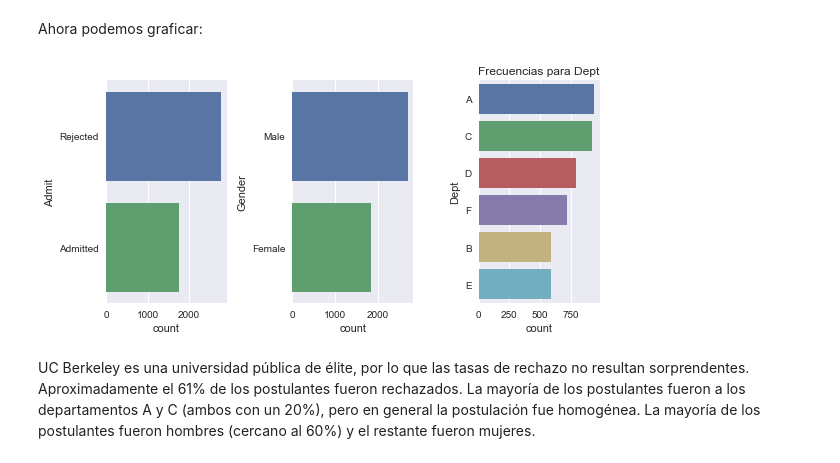
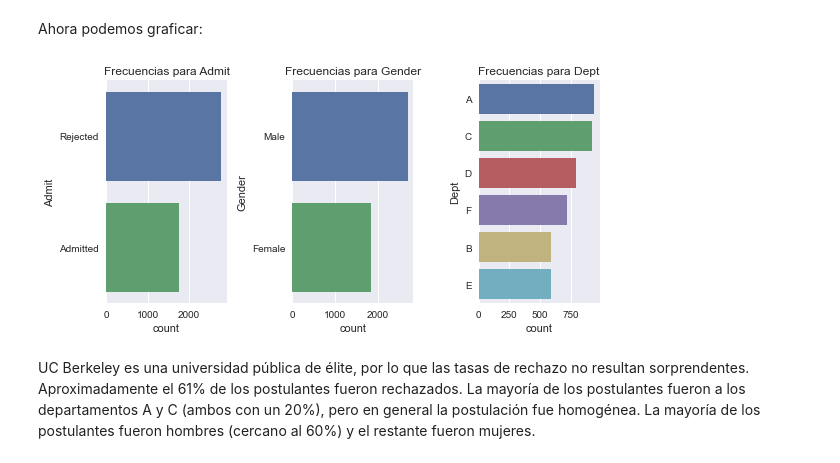
Before and after one commit to Denniels/Machine_Learning, a Jupyter notebook: UC-Berkeley.ipynb, the cells around one changed output. Drawn from its saved outputs; the diff is of its cells as text; code cells hidden in the pictures.

```diff
--- a/UC-Berkeley.ipynb
+++ b/UC-Berkeley.ipynb
@@ -62,20 +77,19 @@ Ahora podemos graficar:
 # %%
 # definimos un canvas con tamaños fijos para mejorar la presentación
 plt.figure(figsize=(8, 4))
 # para cada elemento de nuestra columna, devuelve un número (n) y el elemento (i)
 for n, i in enumerate(['Admit', 'Gender', 'Dept']):
     # generamos tres subplots en una fila
+    # generamos un contador de frecuencia con seaborn
+    # ordenamos las frecuencias de mayor a menor
     plt.subplot(1, 3, n + 1)
-    # generamos un contador de frecuencia con seaborn
-    sns.countplot(y= df_deagg[i],
-    # ordenamos las frecuencias de mayor a menor
-    order = df_deagg[i].value_counts().index)
-# agregamos el título
-plt.title('Frecuencias para {}'.format(i))
-# mejoramos los márgenes
-plt.tight_layout()
+    sns.countplot(y= df_deagg[i], order = df_deagg[i].value_counts().index)
+    # agregamos el título
+    plt.title('Frecuencias para {}'.format(i))
+    # mejoramos los márgenes
+    plt.tight_layout()
 # %% [output]
-[figure, old version]
+[figure, new version]
 # %% [markdown]
 UC Berkeley es una universidad pública de élite, por lo que las tasas de rechazo no resultan
 sorprendentes. Aproximadamente el 61% de los postulantes fueron rechazados. La mayoría
```
Also changed, not shown: parts of 18 cells of this notebook, 9 other files.
